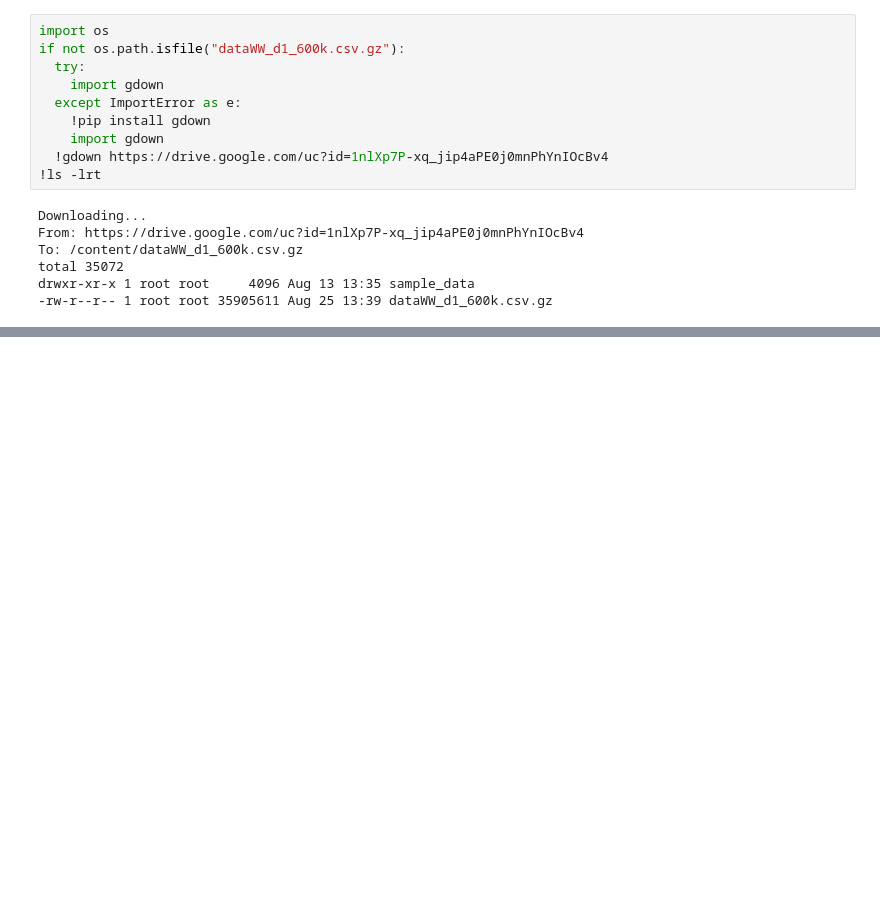
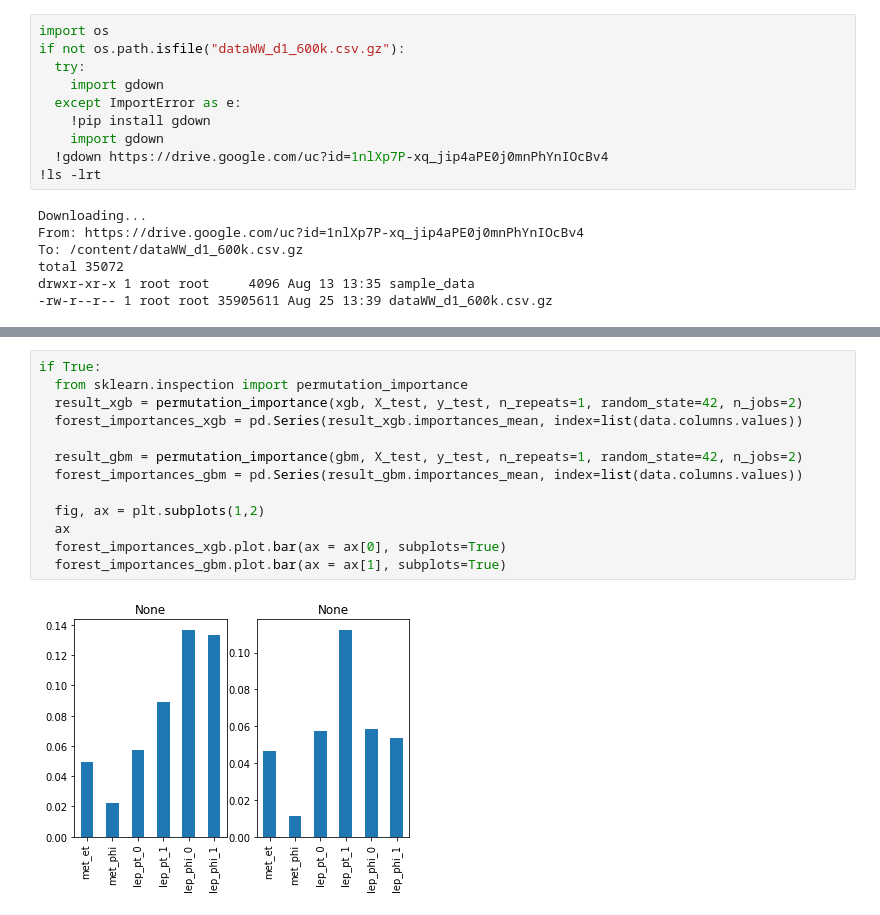
Before and after one commit to yanncoadou/MLtutorials, a Jupyter notebook: ML_IDPASC2021.ipynb, the cells around one changed output, grey strips where cells are left out. Saved outputs shown, nothing was run; the diff lists cells and outputs as text; blank space fills up the shorter version.

```diff
--- a/ML_IDPASC2021.ipynb
+++ b/ML_IDPASC2021.ipynb
@@ -167,0 +193,15 @@ drwxr-xr-x 1 root root     4096 Aug 13 13:35 sample_data
+# %%
+if True:
+  from sklearn.inspection import permutation_importance
+  result_xgb = permutation_importance(xgb, X_test, y_test, n_repeats=1, random_state=42, n_jobs=2)
+  forest_importances_xgb = pd.Series(result_xgb.importances_mean, index=list(data.columns.values))
+
+  result_gbm = permutation_importance(gbm, X_test, y_test, n_repeats=1, random_state=42, n_jobs=2)
+  forest_importances_gbm = pd.Series(result_gbm.importances_mean, index=list(data.columns.values))
+
+  fig, ax = plt.subplots(1,2)
+  ax
+  forest_importances_xgb.plot.bar(ax = ax[0], subplots=True)
+  forest_importances_gbm.plot.bar(ax = ax[1], subplots=True)
+# %% [output]
+[figure, added]
```
Also changed, not shown: parts of 6 cells of this notebook.
